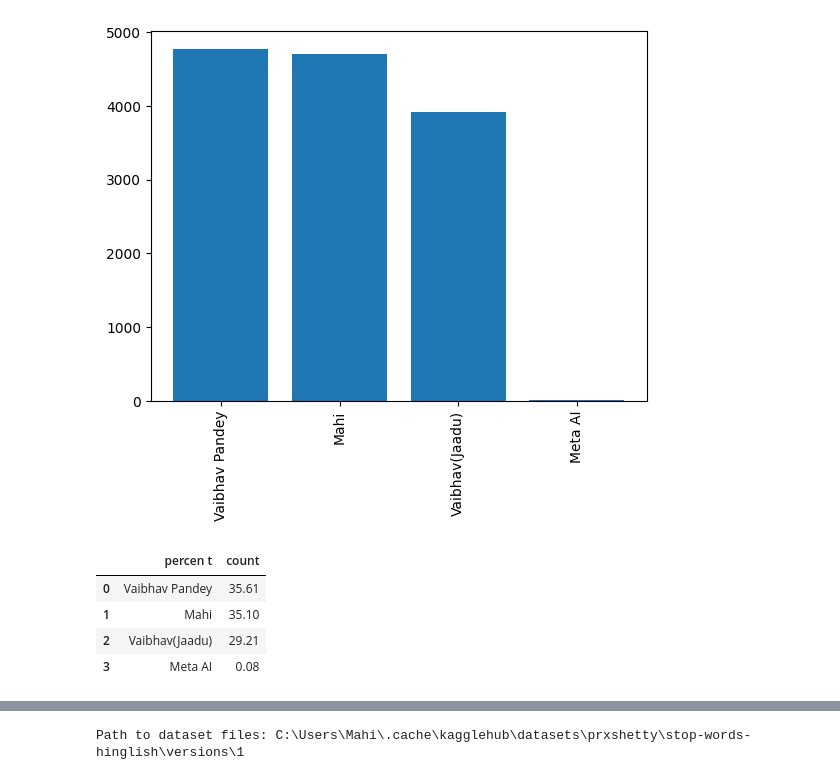
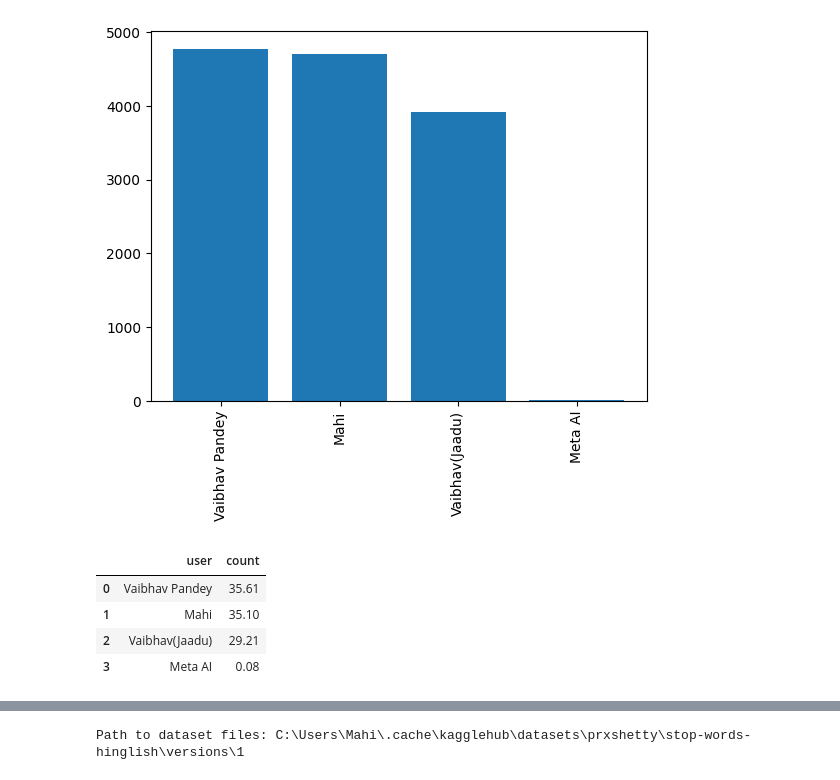
Before and after one commit to Mahitechlead/Chat_analyser, a Jupyter notebook: Whatsapp-chat-analyser.ipynb, the cells around one changed output, grey strips where cells are left out. Saved outputs shown, nothing was run; the diff lists cells and outputs as text; code cells hidden in the pictures.

```diff
--- a/Whatsapp-chat-analyser.ipynb
+++ b/Whatsapp-chat-analyser.ipynb
@@ -252,3 +267,5 @@ urls
 X = df['user'].value_counts().head()
 # %%
 import matplotlib.pyplot as plt
+# %%
+df['only_date']=df['message_date'].dt.date
@@ -264,9 +283,9 @@ plt.show()
 # %% [output]
 [figure]
 # %%
-round((df['user'].value_counts()/df.shape[0])*100,2).reset_index().rename(columns={'index':'name','user':'percen    t'})
+round((df['user'].value_counts()/df.shape[0])*100,2).reset_index().rename(columns={'index':'user','user':'user'})
 # %% [output]
-|  | percen t | count |
+|  | user | count |
 | 0 | Vaibhav Pandey | 35.61 |
 | 1 | Mahi | 35.10 |
 | 2 | Vaibhav(Jaadu) | 29.21 |
```
Also changed, not shown: parts of 10 cells of this notebook, 3 other files.
